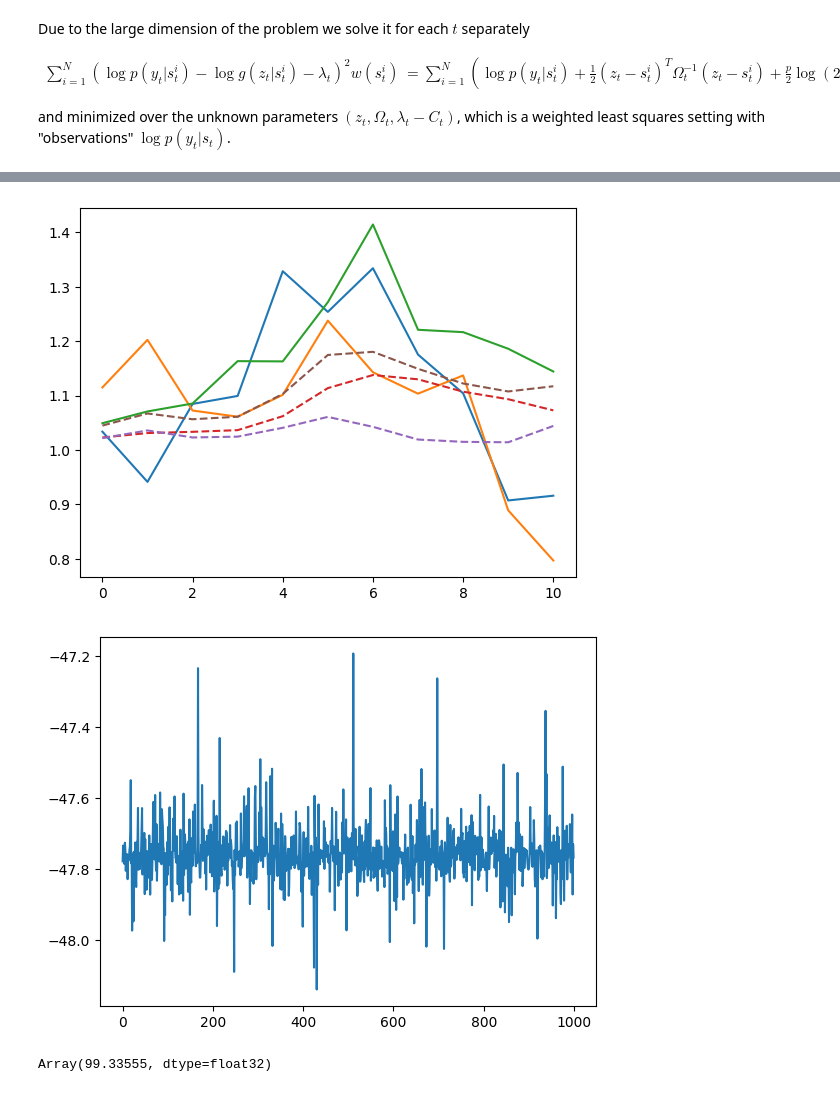
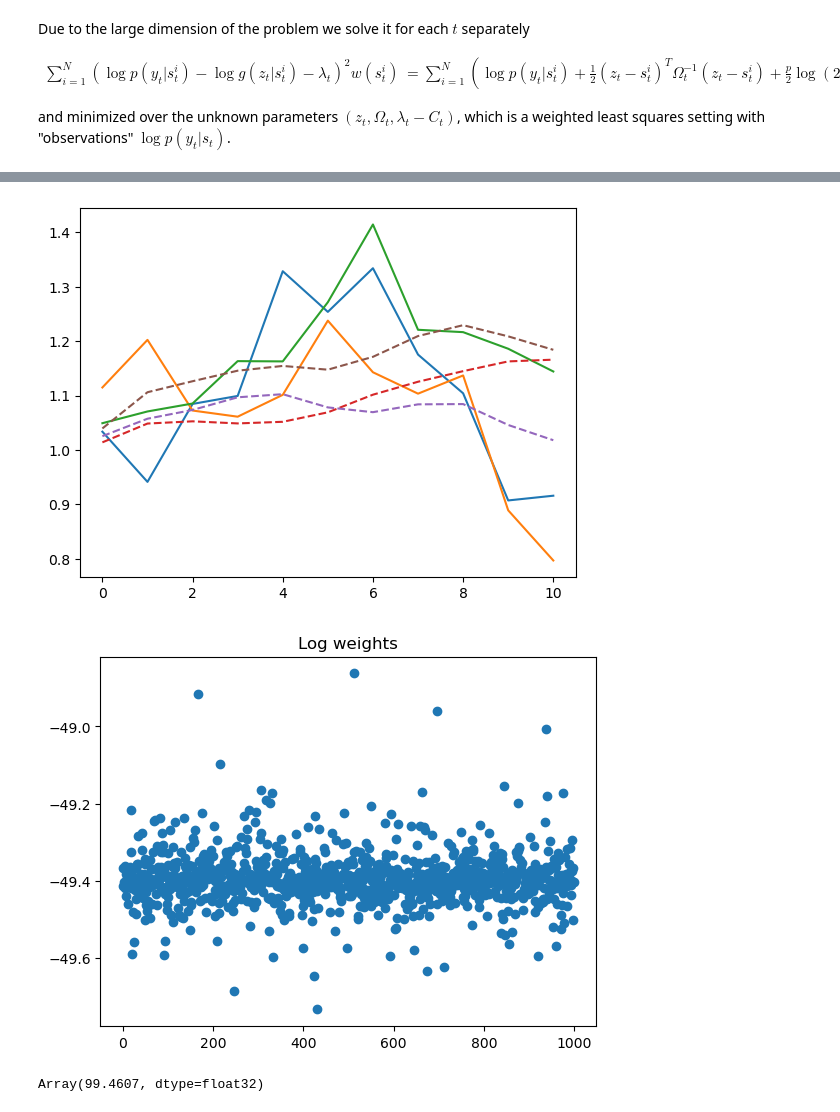
Before and after one commit to stefanheyder/isssm, a Jupyter notebook: nbs/50_modified_efficient_importance_sampling.ipynb, the cells around one changed output, grey strips where cells are left out. Saved outputs shown, nothing was run; the diff lists cells and outputs as text; code cells hidden in the pictures.

```diff
--- a/nbs/50_modified_efficient_importance_sampling.ipynb
+++ b/nbs/50_modified_efficient_importance_sampling.ipynb
@@ -69,21 +69,19 @@ from functools import partial
 from jax.lax import scan
 from jaxopt import BoxCDQP
 
-from isssm.lcssm import v_sample, v_time
 
 def modified_efficient_importance_sampling(
-    y, x0, A, Sigma, B, xi_fun, dist, z_init, Omega_init, n_iter, N, key
+    y, x0, A, Sigma, B, xi, dist, z_init, Omega_init, n_iter, N, key
 ):
     np1, p = y.shape
     n = np1 - 1
 
     lw_t = vmap(
-        lambda t, s, z, Omega: log_weights_t(t,s,y,xi_fun,dist,z,Omega),
-        (0,0,0,0)
+        lambda s, z, Omega: log_weights_t(s,y,xi,dist,z,Omega),
+        (0,0,0)
     )
 
     vB = vmap(partial(vmap(jnp.matmul), B))
-    vxi = v_sample(v_time(xi_fun))
     v_norm_w = vmap(normalize_weights)
 
     key, subkey = jrn.split(key)
@@ -93,13 +91,12 @@ def modified_efficient_importance_sampling(
         samples = FFBS(z, x0, Sigma, Omega, A, B, N, subkey)
 
         signals = vB(samples)
-        params = vxi(jnp.arange(np1), signals)
 
         # (N, n+1) -> (n+1, N)
-        log_p = dist(params).log_prob(y).T.sum(axis=0)
+        log_p = dist(signals, xi).log_prob(y).T.sum(axis=0)
 
         # (N, n+1) -> (n+1, N)
-        w_s_t = vmap(lambda s: lw_t(jnp.arange(n + 1), s, z, Omega), 0)(signals).T
+        w_s_t = vmap(lambda s: lw_t(s, z, Omega), 0)(signals).T
         w_s_t_norm = v_norm_w(w_s_t)
 
         # (N, n+1, p) -> (n+1, N, p)
@@ -189,15 +186,15 @@ x0 = jnp.ones(m)
 
 key = jrn.PRNGKey(512)
 key, subkey = jrn.split(key)
-*_, xi_fun, dist = nb_lcssm(x0, A, Sigma, B, 20.)
+*_, dist, xi = nb_lcssm(x0, A, Sigma, B, 20.)
 N = 1
-(x, ), (y,) = simulate_lcssm(x0, A, Sigma, B, xi_fun, dist, N, subkey)
+(x, ), (y,) = simulate_lcssm(x0, A, Sigma, B, dist, xi, N, subkey)
 s_init = jnp.log(y + 1.)
-x_smooth, z, Omega = mode_estimation(y, x0, A, Sigma, B, xi_fun, dist, s_init, 100)
+x_smooth, z, Omega = mode_estimation(y, x0, A, Sigma, B, dist, xi, s_init, 100)
 
 key, subkey = jrn.split(key)
 z_meis, Omega_meis = modified_efficient_importance_sampling(
-    y, x0, A, Sigma, B, xi_fun, dist, z, Omega, 10, 1000, subkey
+    y, x0, A, Sigma, B, xi, dist, z, Omega, 10, 1000, subkey
 )
 z_diff = ((z_meis - z)**2).mean(axis=1)
 plt.title("Difference in z ME vs. MEIS")
@@ -222,27 +218,28 @@ plt.plot(x)
 plt.plot(x_smooth, linestyle="--")
 plt.show()
 # %% [output]
-[figure, old version]
+[figure, new version]
 # %%
 N = 1000
 samples = FFBS(z_meis, x0, Sigma, Omega_meis, A, B, 1000, jrn.PRNGKey(423423))
 
 vB = partial(vmap(jnp.matmul), B)
 
 s = vmap(vB)(samples)
 
 vlw = vmap(log_weights, (0, None, None, None, None, None))
-lw = vlw(s, y, xi_fun, dist, z, Omega)
-plt.plot(lw)
+lw = vlw(s, y, dist, xi, z, Omega)
+plt.title("Log weights")
+plt.scatter(jnp.arange(N), lw)
 plt.show()
 # %% [output]
-[figure, old version]
+[figure, new version]
 # %%
 from isssm.importance_sampling import ess_lw
 
 ess_lw(lw) / lw.shape[0] * 100
 # %% [output]
-Array(99.33555, dtype=float32)
+Array(99.4607, dtype=float32)
 # %%
 #| hide
 import nbdev; nbdev.nbdev_export()
```
Also changed, not shown: parts of 1 cell of this notebook, 15 other files.
